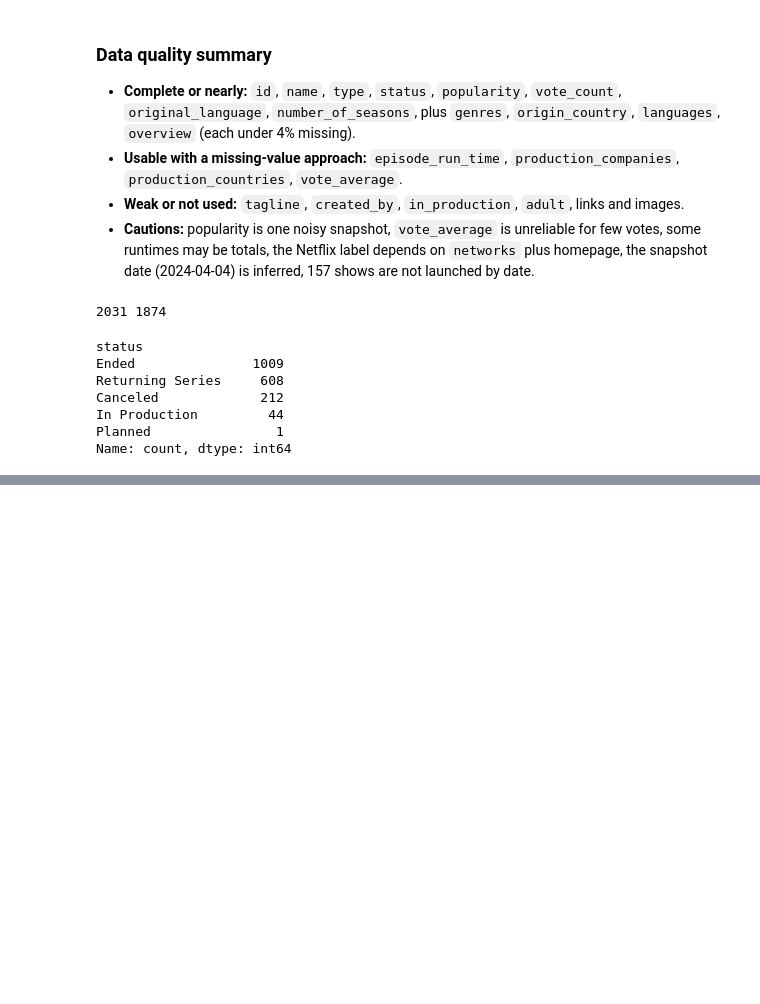
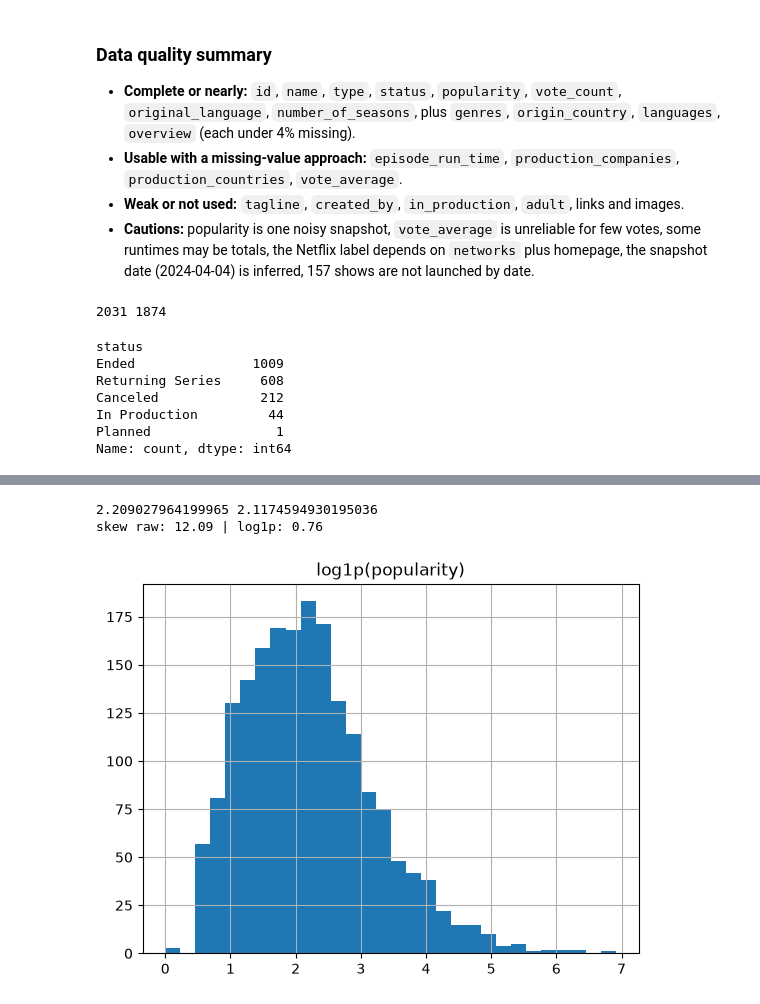
Before and after one commit to Emu-codein/tmdb_tv_shows, a Jupyter notebook: notebooks/eda.ipynb, the cells around one changed output, grey strips where cells are left out. Drawn from its saved outputs; the diff is of its cells as text; code cells hidden in the pictures; blank space fills up the shorter version.

```diff
--- a/notebooks/eda.ipynb
+++ b/notebooks/eda.ipynb
@@ -175,0 +183,11 @@ Name: count, dtype: int64
+# %%
+launched["log_pop"] = np.log1p(launched.popularity)
+
+launched.log_pop.hist(bins=30)
+plt.title("log1p(popularity)")
+print(launched.log_pop.mean(), launched.log_pop.median())
+print("skew raw:", round(launched.popularity.skew(), 2), "| log1p:", round(launched.log_pop.skew(), 2))
+# %% [output]
+2.209027964199965 2.1174594930195036
+skew raw: 12.09 | log1p: 0.76
+[figure, added]
```
Also changed, not shown: parts of 15 cells of this notebook.
